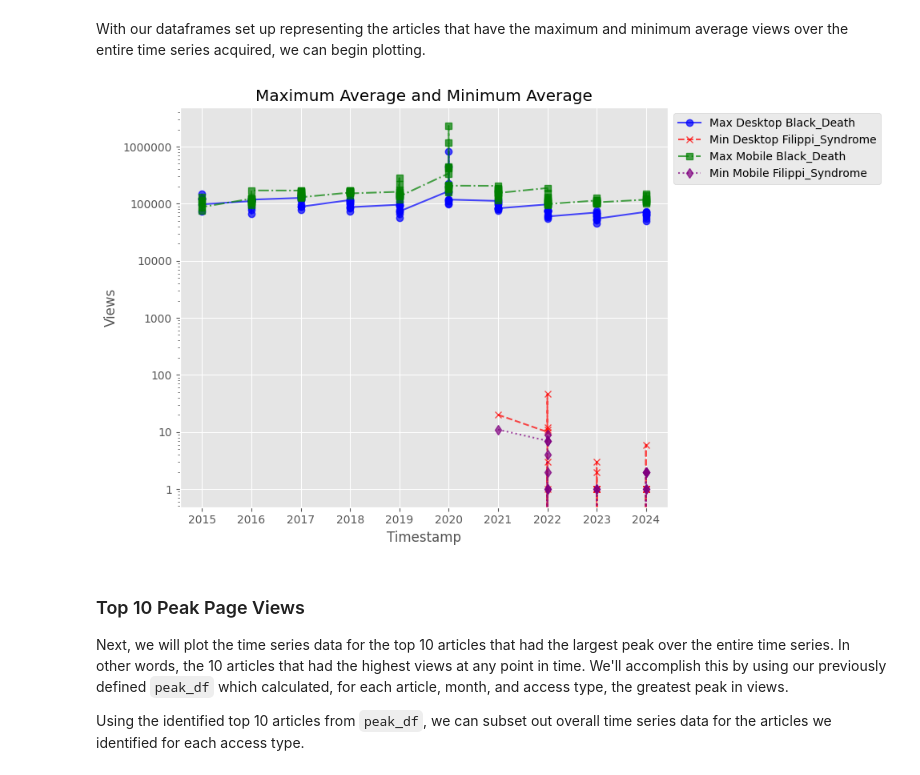
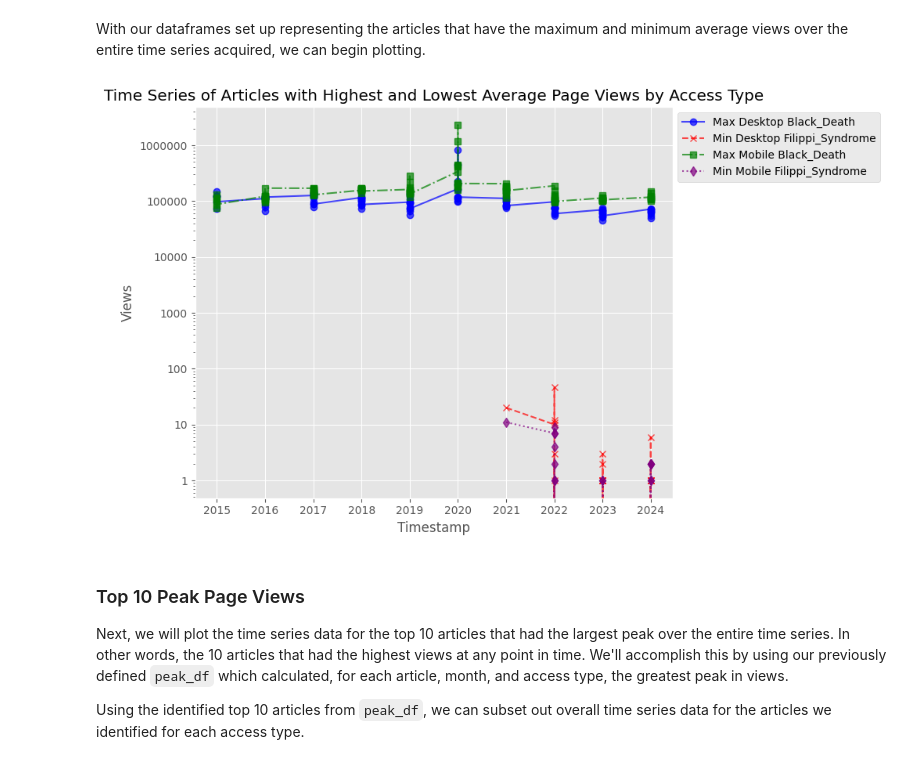
Before and after one commit to tliu-2/data-512-homework_1, a Jupyter notebook: construct_and_analyze_rare_diseases_view_data.ipynb, the cells around one changed output. Cells and saved outputs as stored; diff of their text form; code cells hidden in the pictures.

```diff
--- a/construct_and_analyze_rare_diseases_view_data.ipynb
+++ b/construct_and_analyze_rare_diseases_view_data.ipynb
@@ -462,35 +462,35 @@ ax.plot(
 )
 
 ax.plot(
     max_mobile.select('timestamp'), max_mobile.select('views'),
     label=f'Max Mobile {max_mobile_article}',
     color='green', linestyle='-.', marker='s', alpha=0.7,
 )
 
 ax.plot(
     min_mobile.select('timestamp'), min_mobile.select('views'),
     label=f'Min Mobile {min_mobile_article}',
     color='purple', linestyle=':', marker='d', alpha=0.7,
 )
 
 ax.set_xlabel('Timestamp')
 ax.set_ylabel('Views')
 ax.legend(loc='upper left', bbox_to_anchor=(1,1))
 ax.set_yscale('log')  # set the y-axis to log scale to better visualize both max and min data.
 
 # Remove the scientific notation y-axis.
 ax.get_yaxis().set_major_formatter(mticker.ScalarFormatter())
 ax.ticklabel_format(style='plain', axis='y')
 
 
 
-ax.set_title('Maximum Average and Minimum Average')
+ax.set_title('Time Series of Articles with Highest and Lowest Average Page Views by Access Type')
 fig.tight_layout()
 fig.savefig('max_min_avg_views_articles.png')
 
 plt.show()
 # %% [output]
-[figure, old version]
+[figure, new version]
 # %% [markdown]
 ### Top 10 Peak Page Views
 Next, we will plot the time series data for the top 10 articles that had the largest peak over the entire time series. In other words, the 10 articles that had the highest views at any point in time.
```
Also changed, not shown: parts of 3 cells of this notebook, 3 other files.
